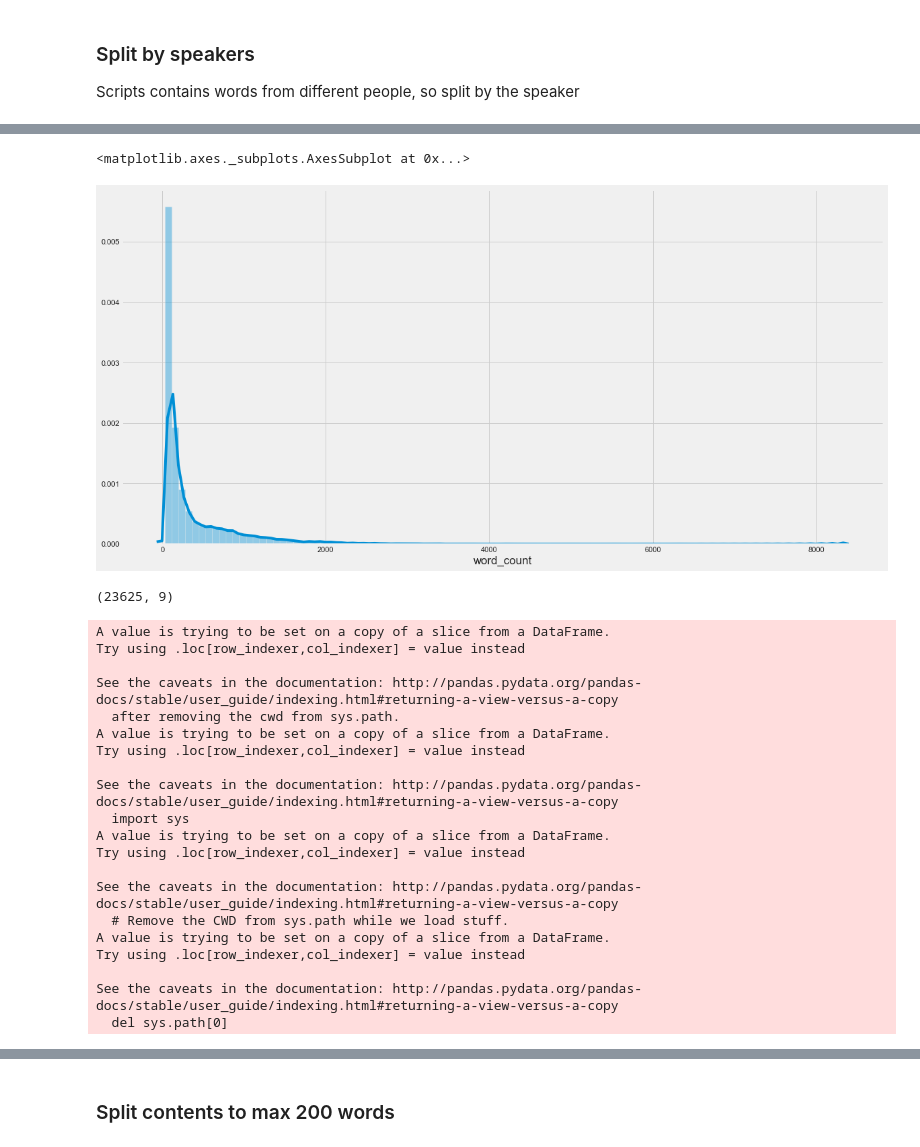
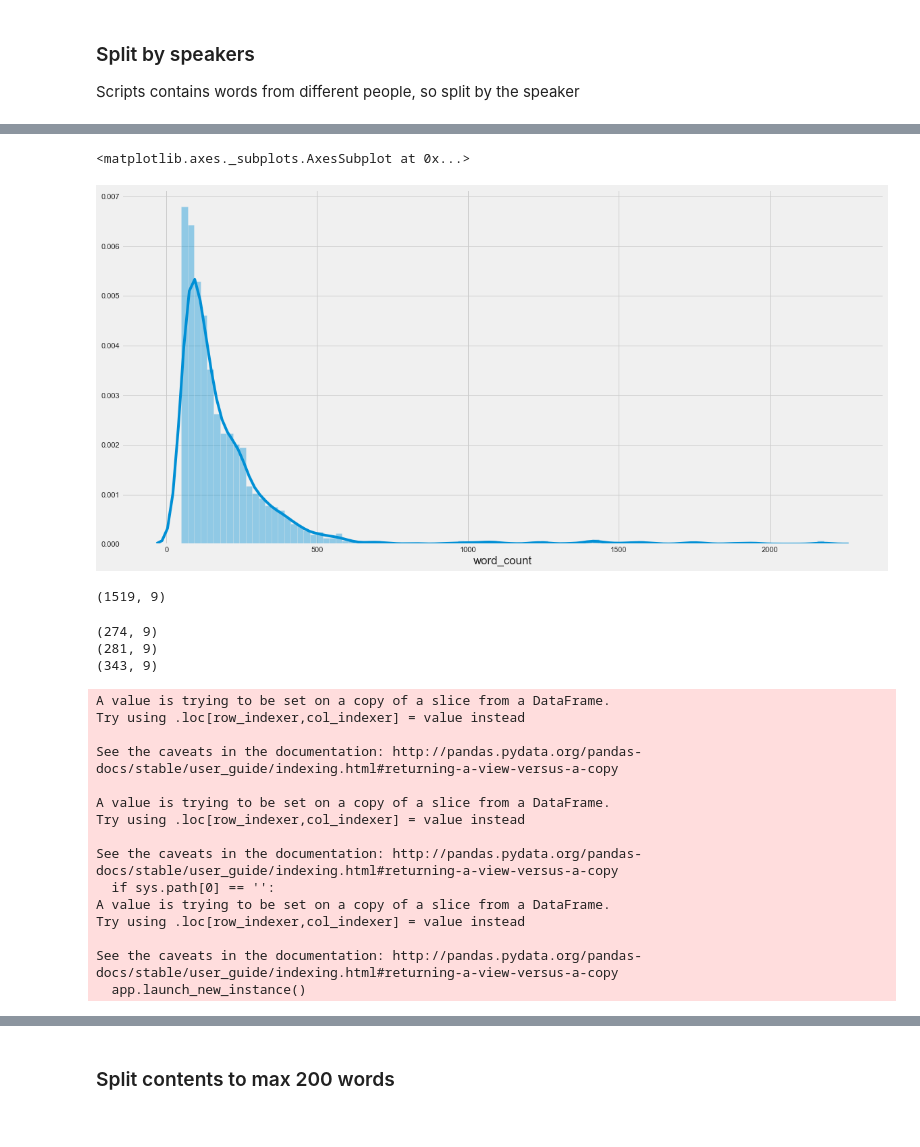
Before and after one commit to yukit-k/centralbank_analysis, a Jupyter notebook: src/FOMC_Analysis_Preprocess.ipynb, the cells around one changed output, grey strips where cells are left out. Cells and saved outputs as stored; diff of their text form; code cells hidden in the pictures.

```diff
--- a/src/FOMC_Analysis_Preprocess.ipynb
+++ b/src/FOMC_Analysis_Preprocess.ipynb
@@ -763,50 +801,52 @@ sns.distplot(script_speaker_df["word_count"], bins=100)
 # %%
 for i, row in tqdm(script_speaker_df.iterrows()):
-    if row['word_count'] < 30:
+    if row['word_count'] < 50:
         script_speaker_df.drop([i], axis=0, inplace=True)
 
 sns.distplot(script_speaker_df["word_count"], bins=100)
 # %% [output]
 <matplotlib.axes._subplots.AxesSubplot at 0x...>
-[figure, old version]
+[figure, new version]
 # %%
 script_speaker_df.shape
 # %% [output]
-(23625, 9)
+(1519, 9)
 # %%
-#script_speaker_df[script_speaker_df['speaker'].str.contains("GREENSPAN|YELLEN|BERNANKE|POWELL")]
+# script_speaker_df[script_speaker_df['speaker'].str.contains("GREENSPAN|YELLEN|BERNANKE|POWELL")]
 
-script_greenspan = script_speaker_df[script_speaker_df['speaker'].str.contains("GREENSPAN")]
-script_greenspan['speaker'] = 'Alan Greenspan'
+# Scripts are from 2011, so Greenspan's scripts are not avialable.
+# script_greenspan = script_speaker_df[script_speaker_df['speaker'].str.contains("GREENSPAN")]
+# script_greenspan['speaker'] = 'Alan Greenspan'
 
 script_bernanke = script_speaker_df[script_speaker_df['speaker'].str.contains("BERNANKE")]
 script_bernanke['speaker'] = 'Ben Bernanke'
+print(script_bernanke.shape)
 
 script_yellen = script_speaker_df[script_speaker_df['speaker'].str.contains("YELLEN")]
 script_yellen['speaker'] = 'Janet Yellen'
+print(script_yellen.shape)
 
 script_powell = script_speaker_df[script_speaker_df['speaker'].str.contains("POWELL")]
 script_powell['speaker'] = 'Jerome Powell'
+print(script_powell.shape)
 
-script_gbyp_df = pd.concat([script_greenspan, script_bernanke, script_yellen, script_powell], ignore_index=True)
+script_gbyp_df = pd.concat([script_bernanke, script_yellen, script_powell], ignore_index=True)
 # %% [output]
-A value is trying to be set on a copy of a slice from a DataFrame.
-Try using .loc[row_indexer,col_indexer] = value instead
-
-See the caveats in the documentation: http://pandas.pydata.org/pandas-docs/stable/user_guide/indexing.html#returning-a-view-versus-a-copy
-  after removing the cwd from sys.path.
-A value is trying to be set on a copy of a slice from a DataFrame.
-Try using .loc[row_indexer,col_indexer] = value instead
-
-See the caveats in the documentation: http://pandas.pydata.org/pandas-docs/stable/user_guide/indexing.html#returning-a-view-versus-a-copy
-  import sys
-A value is trying to be set on a copy of a slice from a DataFrame.
-Try using .loc[row_indexer,col_indexer] = value instead
-
-See the caveats in the documentation: http://pandas.pydata.org/pandas-docs/stable/user_guide/indexing.html#returning-a-view-versus-a-copy
-  # Remove the CWD from sys.path while we load stuff.
-A value is trying to be set on a copy of a slice from a DataFrame.
-Try using .loc[row_indexer,col_indexer] = value instead
-
-See the caveats in the documentation: http://pandas.pydata.org/pandas-docs/stable/user_guide/indexing.html#returning-a-view-versus-a-copy
-  del sys.path[0]
+(274, 9)
+(281, 9)
+(343, 9)
+A value is trying to be set on a copy of a slice from a DataFrame.
+Try using .loc[row_indexer,col_indexer] = value instead
+
+See the caveats in the documentation: http://pandas.pydata.org/pandas-docs/stable/user_guide/indexing.html#returning-a-view-versus-a-copy
+
+A value is trying to be set on a copy of a slice from a DataFrame.
+Try using .loc[row_indexer,col_indexer] = value instead
+
+See the caveats in the documentation: http://pandas.pydata.org/pandas-docs/stable/user_guide/indexing.html#returning-a-view-versus-a-copy
+  if sys.path[0] == '':
+A value is trying to be set on a copy of a slice from a DataFrame.
+Try using .loc[row_indexer,col_indexer] = value instead
+
+See the caveats in the documentation: http://pandas.pydata.org/pandas-docs/stable/user_guide/indexing.html#returning-a-view-versus-a-copy
+  app.launch_new_instance()
```
Also changed, not shown: parts of 63 cells of this notebook, 1 other file.
